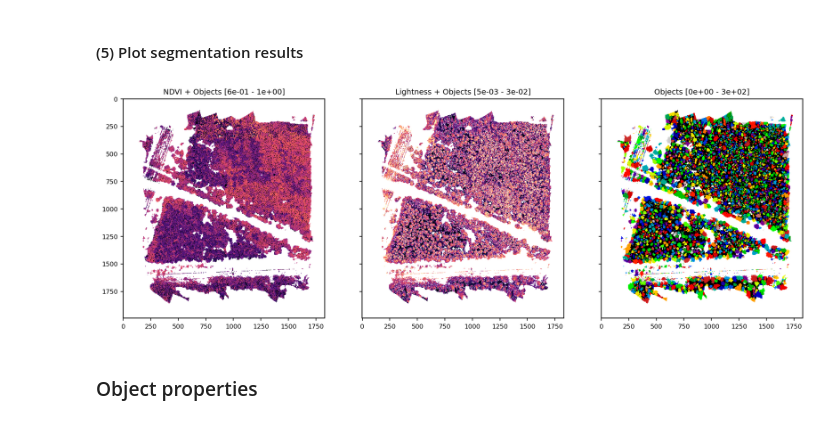
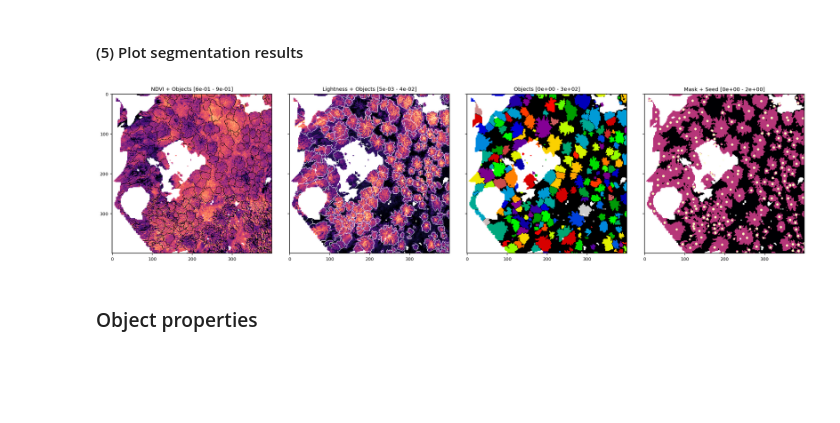
Before and after one commit to FlorianStehr/findatree, a Jupyter notebook: scripts/segment.ipynb, the cells around one changed output. Drawn from its saved outputs; the diff is of its cells as text; code cells hidden in the pictures; blank space fills up the shorter version.

```diff
--- a/scripts/segment.ipynb
+++ b/scripts/segment.ipynb
@@ -25,9 +25,9 @@ dir_names.extend([r'C:\Data\lwf\DTM'])
 dir_names.extend([r'C:\Data\lwf\Orthophotos_2021'])
 
 file_names=[]
-file_names.extend(['Tnr_12702_D-20210713_DSM.tif'])
-file_names.extend(['tnr_12702_dtm.tif'])
-file_names.extend(['Tnr_12702_2021_Ortho.tif'])
+# file_names.extend(['Tnr_12702_D-20210713_DSM.tif'])
+# file_names.extend(['tnr_12702_dtm.tif'])
+# file_names.extend(['Tnr_12702_2021_Ortho.tif'])
 
 # file_names.extend(['Tnr_11044_D-20210707_DSM.tif'])
 # file_names.extend(['tnr_11044_dtm.tif'])
@@ -37,6 +37,10 @@ file_names.extend(['Tnr_12702_2021_Ortho.tif'])
 # file_names.extend(['tnr_11626_dtm.tif'])
 # file_names.extend(['Tnr_11626_2021_Ortho.tif'])
 
+file_names.extend(['Tnr_11090_D-20210719_DSM.tif'])
+file_names.extend(['tnr_11090_dtm.tif'])
+file_names.extend(['Tnr_11090_2021_Ortho.tif'])
+
 paths=[os.path.join(dir_names[i],file_name) for i, file_name in enumerate(file_names)]
 
 # io.print_raster_info(paths)
@@ -90,7 +94,7 @@ mask_global_segment = (cs_segment['chm'] > 3) & (cs_segment['ndvi'] > 0.4)
 img_segment = cs_segment['l'].copy()
 
 # Width of gaussian kernel used for local thresholding [m]
-width = 20
+width = 15
 
 # Gaussian local thresholding
 mask_local_segment = segment.local_thresholding(
@@ -145,42 +149,42 @@ Peaks in distance transform separated by minimum distance: 1.2 [m] = 6 [px]
 segment_l = cs['l'].copy()
 segment_l[bounds == 1] = np.nan
 
 segment_ndvi = cs['ndvi'].copy()
 segment_ndvi[bounds == 1] = 0
 
 channels = [
-    segment_ndvi, segment_l, labels, #mask_seed,
+    segment_ndvi, segment_l, labels, mask_seed,
 ]
 use_random_cmap = [
-    False, False, True, #False,
+    False, False, True, False,
     ]
 channels_names = [
-    'NDVI + Objects','Lightness + Objects', 'Objects', #'Mask + Seed',
+    'NDVI + Objects','Lightness + Objects', 'Objects', 'Mask + Seed',
 ]
 contrasts = [
-    (0.6,1), (5e-3, 3.3e-2), None, #None,
+    (0.6, 0.9), (5e-3, 3.9e-2), None, None,
 ]
 
 # ROI
 width = 200
-x_center = 800
-y_center = 700
+x_center = 300
+y_center = 1700
 xylim = [(x_center, width), (y_center, width)]
 
 f, axs = visual.show_channels(
     channels,
-    # xylim=xylim,
+    xylim=xylim,
     mask=mask_global,
     contrasts=contrasts,
     use_random_cmap=use_random_cmap,
     channel_names=channels_names,
     zoom=1.5,
     # n_cols_rows=(3,2),
 )
 
-plt.savefig(r'C:\Users\flori\Desktop\plots\220331_tnr12702_gauss20m.pdf', transparent=True)
+# plt.savefig(r'C:\Users\flori\Desktop\plots\220331_tnr12702_gauss20m.pdf', transparent=True)
 # %% [output]
-[figure, old version]
+[figure, new version]
 # %% [markdown]
 ### Object properties
 # %%
```
Also changed, not shown: parts of 5 cells of this notebook, 1 other file.
